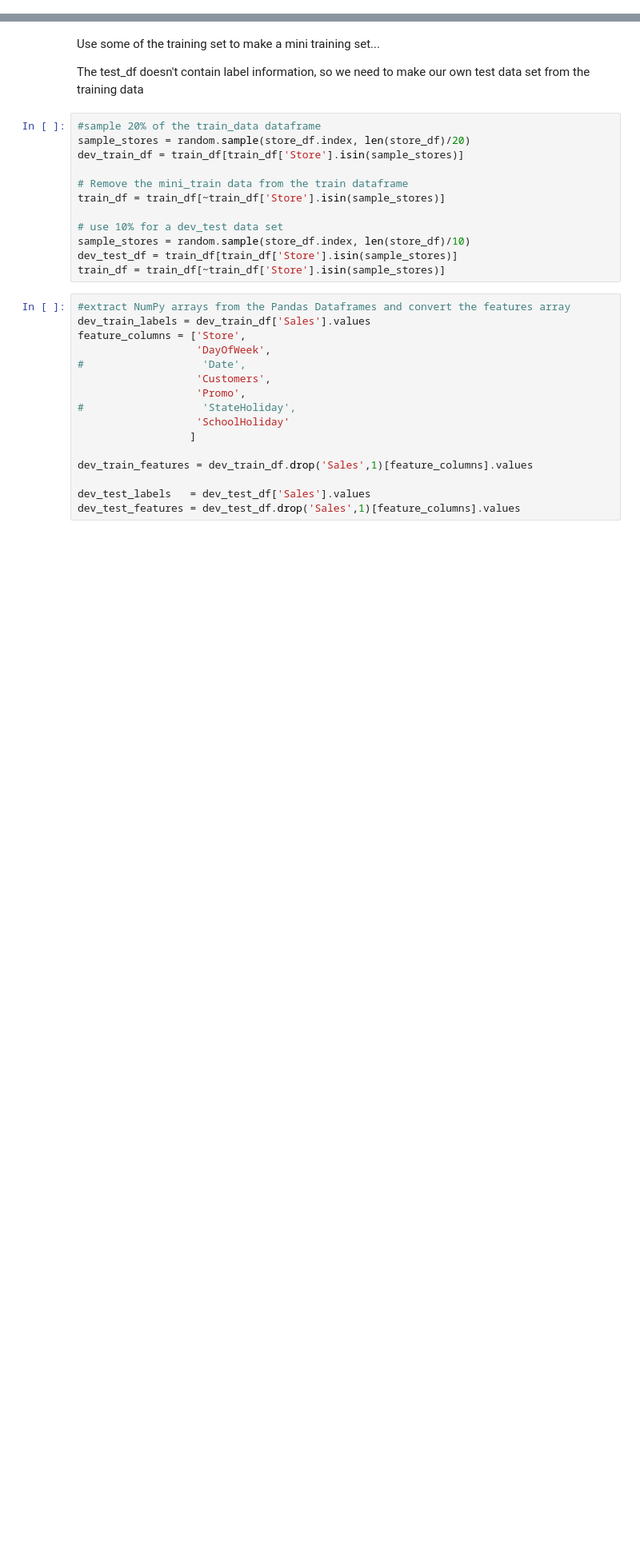
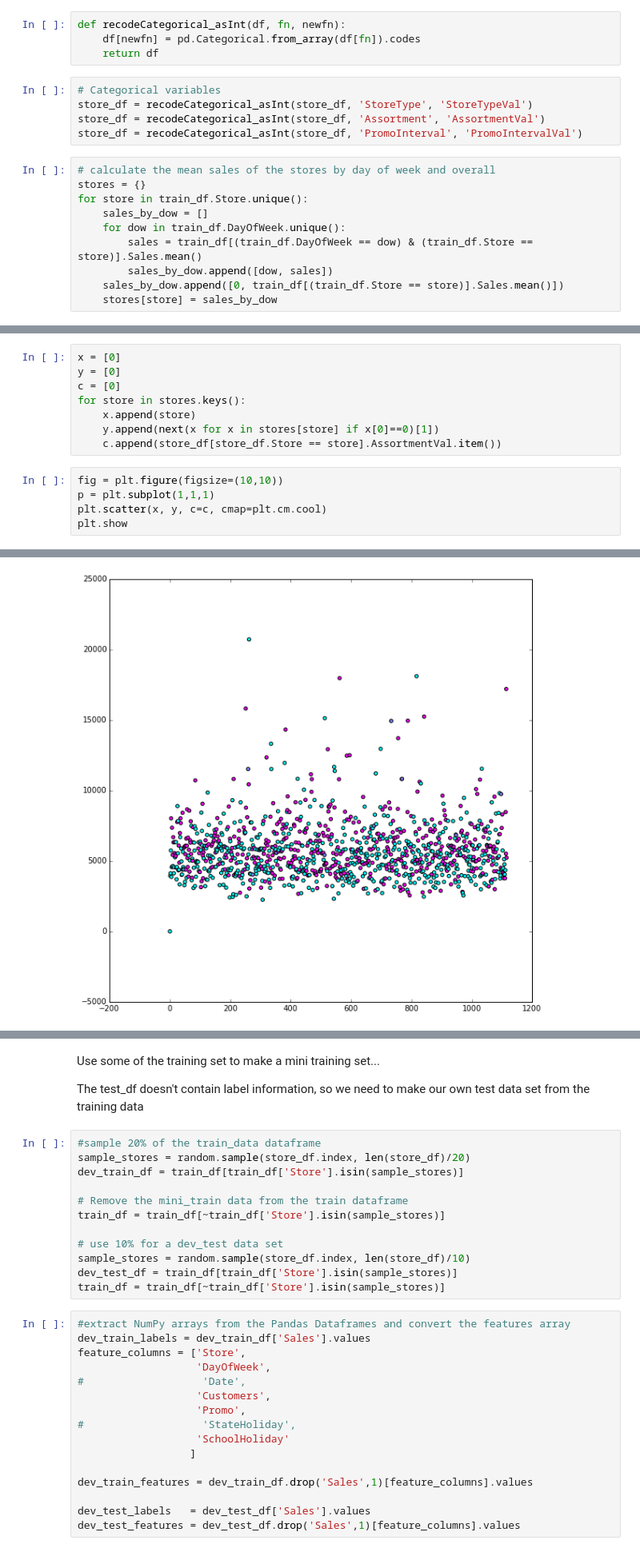
Before and after one commit to rocket-ron/kaggle, a Jupyter notebook: rossman/Exploratory_2.ipynb, the cells around one changed output, grey strips where cells are left out. Shown at 80% size. Drawn from its saved outputs; the diff is of its cells as text; blank space fills up the shorter version.

```diff
--- a/rossman/Exploratory_2.ipynb
+++ b/rossman/Exploratory_2.ipynb
@@ -30,0 +32,19 @@ store_df = store_data.fillna('')
+# %%
+def recodeCategorical_asInt(df, fn, newfn):
+    df[newfn] = pd.Categorical.from_array(df[fn]).codes
+    return df
+# %%
+# Categorical variables
+store_df = recodeCategorical_asInt(store_df, 'StoreType', 'StoreTypeVal')
+store_df = recodeCategorical_asInt(store_df, 'Assortment', 'AssortmentVal')
+store_df = recodeCategorical_asInt(store_df, 'PromoInterval', 'PromoIntervalVal')
+# %%
+# calculate the mean sales of the stores by day of week and overall
+stores = {}
+for store in train_df.Store.unique():
+    sales_by_dow = []
+    for dow in train_df.DayOfWeek.unique():
+        sales = train_df[(train_df.DayOfWeek == dow) & (train_df.Store == store)].Sales.mean()
+        sales_by_dow.append([dow, sales])
+    sales_by_dow.append([0, train_df[(train_df.Store == store)].Sales.mean()])
+    stores[store] = sales_by_dow
@@ -30,0 +72,14 @@ store_df = store_data.fillna('')
+# %%
+x = [0]
+y = [0]
+c = [0]
+for store in stores.keys():
+    x.append(store)
+    y.append(next(x for x in stores[store] if x[0]==0)[1])
+    c.append(store_df[store_df.Store == store].AssortmentVal.item())
+# %%
+fig = plt.figure(figsize=(10,10))
+p = plt.subplot(1,1,1)
+plt.scatter(x, y, c=c, cmap=plt.cm.cool)
+plt.show
+# %% [output]
@@ -30,0 +87 @@ store_df = store_data.fillna('')
+[figure, added]
```
Also changed, not shown: parts of 5 cells of this notebook, 5 other files.
